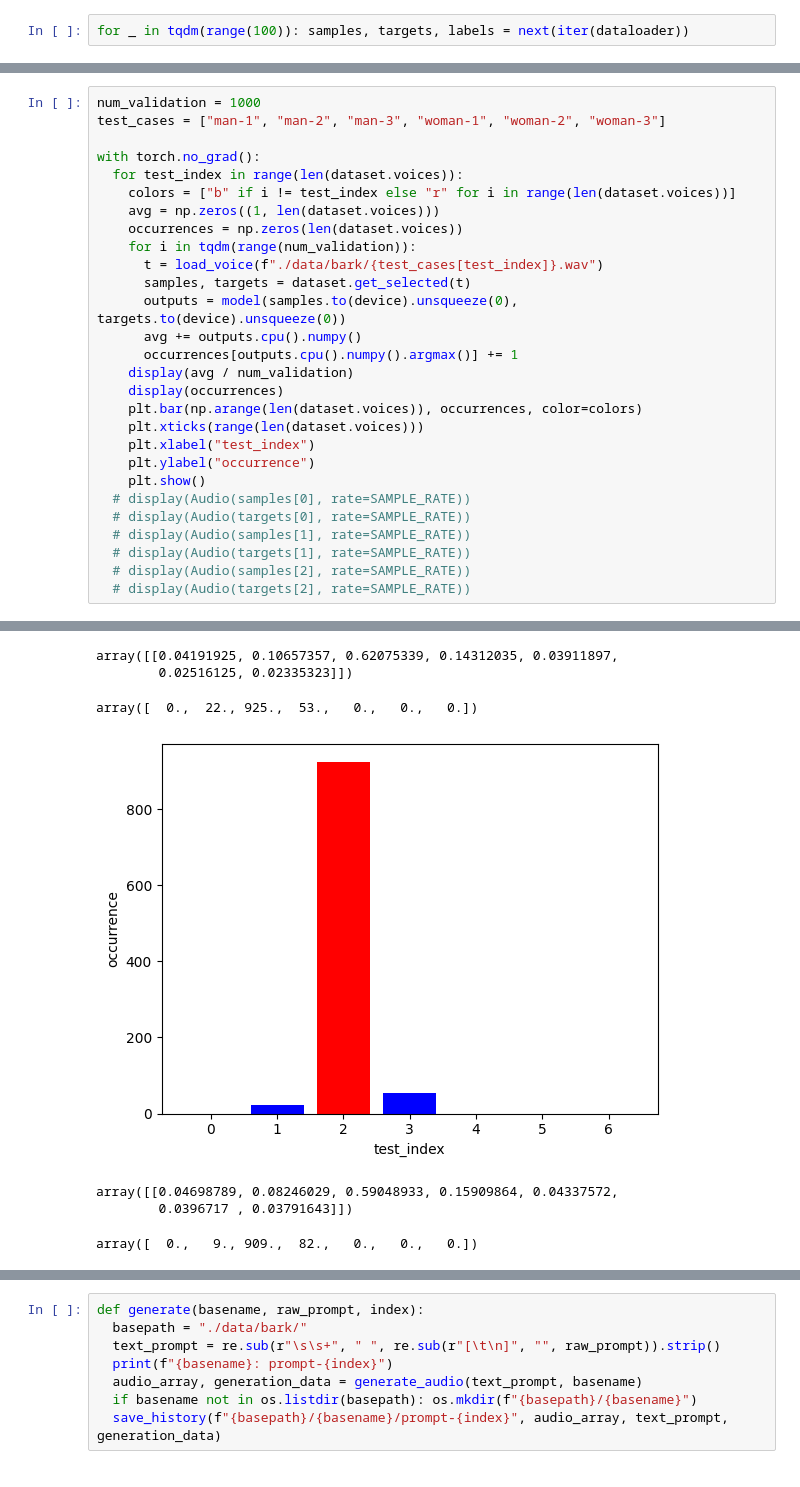
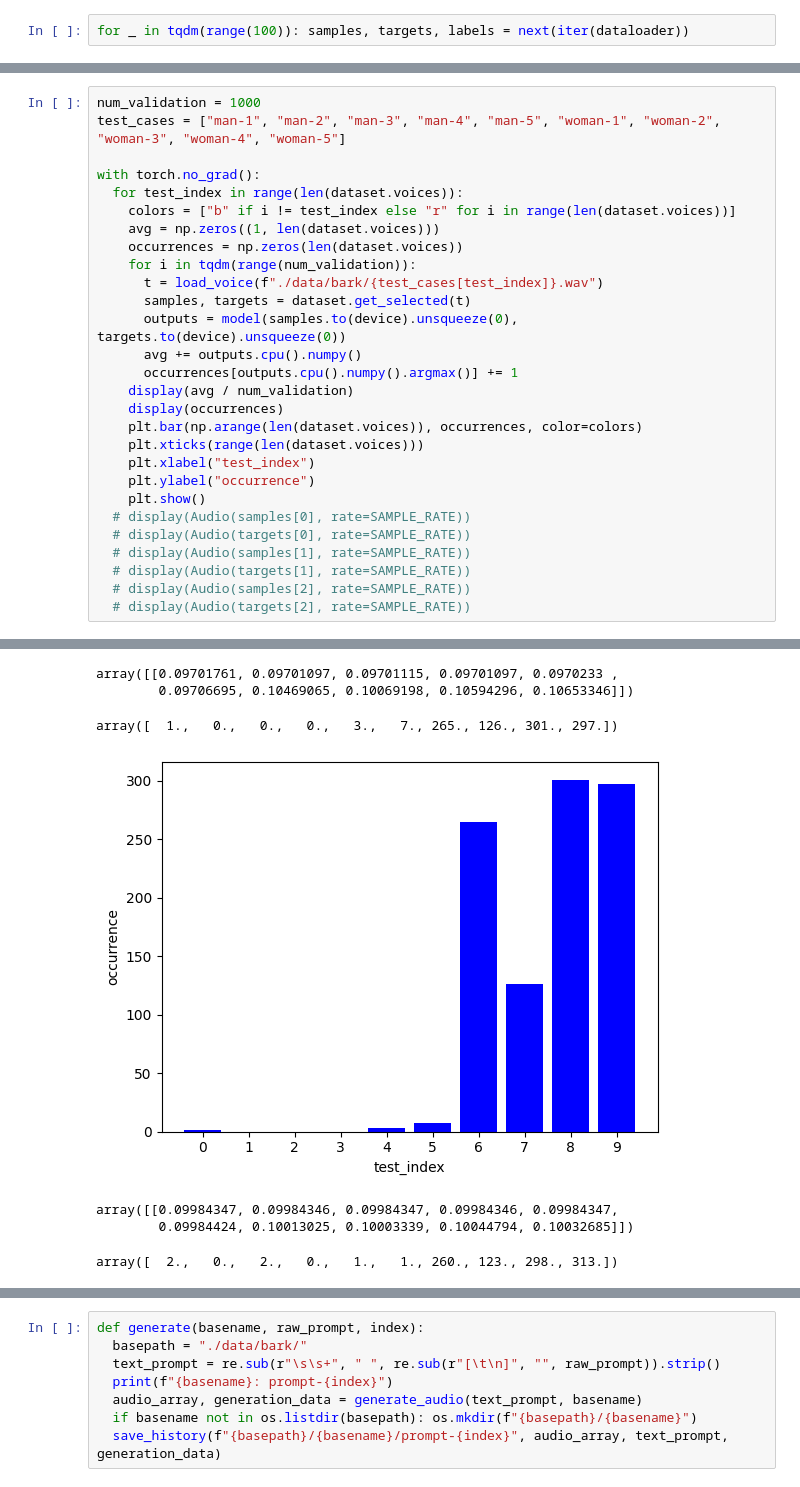
Before and after one commit to KuiZenith/voice-recognition, a Jupyter notebook: Conv1d without RNN.ipynb, the cells around one changed output, grey strips where cells are left out. Cells and saved outputs as stored; diff of their text form.

```diff
--- a/Conv1d without RNN.ipynb
+++ b/Conv1d without RNN.ipynb
@@ -247,7 +269,7 @@ with torch.no_grad():
 [interactive output not drawn]
 # %%
 num_validation = 1000
-test_cases = ["man-1", "man-2", "man-3", "woman-1", "woman-2", "woman-3"]
+test_cases = ["man-1", "man-2", "man-3", "man-4", "man-5", "woman-1", "woman-2", "woman-3", "woman-4", "woman-5"]
 
 with torch.no_grad():
   for test_index in range(len(dataset.voices)):
@@ -285,7 +307,7 @@ array([  0., 848., 150.,   2.,   0.,   0.,   0.])
-array([[0.04191925, 0.10657357, 0.62075339, 0.14312035, 0.03911897,
-        0.02516125, 0.02335323]])
+array([[0.09701761, 0.09701097, 0.09701115, 0.09701097, 0.0970233 ,
+        0.09706695, 0.10469065, 0.10069198, 0.10594296, 0.10653346]])
-array([  0.,  22., 925.,  53.,   0.,   0.,   0.])
+array([  1.,   0.,   0.,   0.,   3.,   7., 265., 126., 301., 297.])
-[figure, old version]
+[figure, new version]
-array([[0.04698789, 0.08246029, 0.59048933, 0.15909864, 0.04337572,
-        0.0396717 , 0.03791643]])
+array([[0.09984347, 0.09984346, 0.09984347, 0.09984346, 0.09984347,
+        0.09984424, 0.10013025, 0.10003339, 0.10044794, 0.10032685]])
-array([  0.,   9., 909.,  82.,   0.,   0.,   0.])
+array([  2.,   0.,   2.,   0.,   1.,   1., 260., 123., 298., 313.])
```
Also changed, not shown: parts of 4 cells of this notebook, 3 other files.
